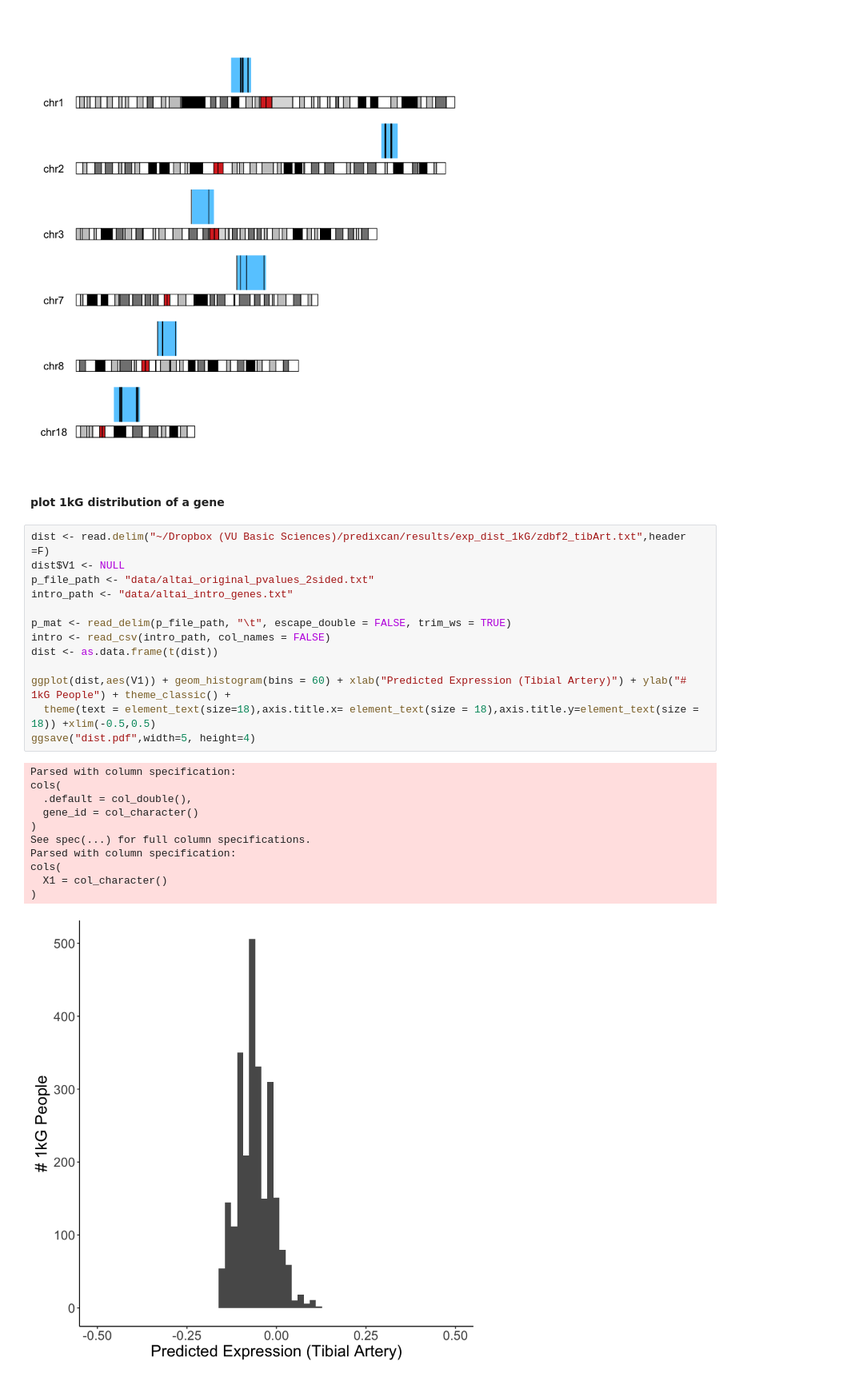
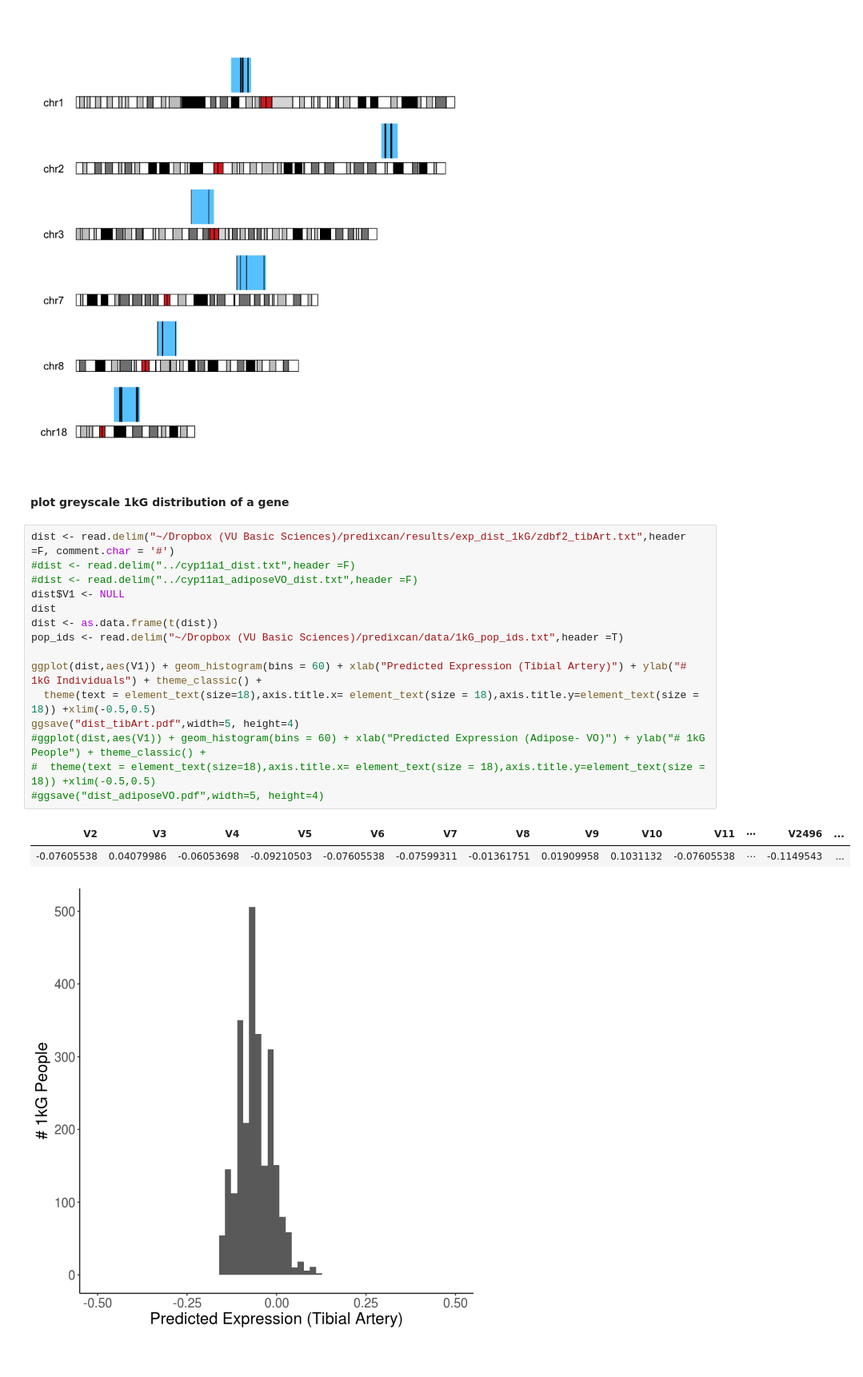
Before and after one commit to colbrall/neanderthal_predixcan_manuscript, a Jupyter notebook: scripts/neanderthal_predixcan_plots.ipynb, the cells around one changed output. Shown at 80% size. Drawn from its saved outputs; the diff is of its cells as text; blank space fills up the shorter version.

```diff
--- a/scripts/neanderthal_predixcan_plots.ipynb
+++ b/scripts/neanderthal_predixcan_plots.ipynb
@@ -636,29 +631,23 @@ pdf
   2
 [figure]
 # %% [markdown]
-#### plot 1kG distribution of a gene
+#### plot greyscale 1kG distribution of a gene
 # %%
-dist <- read.delim("~/Dropbox (VU Basic Sciences)/predixcan/results/exp_dist_1kG/zdbf2_tibArt.txt",header =F)
+dist <- read.delim("~/Dropbox (VU Basic Sciences)/predixcan/results/exp_dist_1kG/zdbf2_tibArt.txt",header =F, comment.char = '#')
+#dist <- read.delim("../cyp11a1_dist.txt",header =F)
+#dist <- read.delim("../cyp11a1_adiposeVO_dist.txt",header =F)
 dist$V1 <- NULL
-p_file_path <- "data/altai_original_pvalues_2sided.txt"
-intro_path <- "data/altai_intro_genes.txt"
+dist
+dist <- as.data.frame(t(dist))
+pop_ids <- read.delim("~/Dropbox (VU Basic Sciences)/predixcan/data/1kG_pop_ids.txt",header =T)
 
-p_mat <- read_delim(p_file_path, "\t", escape_double = FALSE, trim_ws = TRUE)
-intro <- read_csv(intro_path, col_names = FALSE)
-dist <- as.data.frame(t(dist))
-
-ggplot(dist,aes(V1)) + geom_histogram(bins = 60) + xlab("Predicted Expression (Tibial Artery)") + ylab("# 1kG People") + theme_classic() +
+ggplot(dist,aes(V1)) + geom_histogram(bins = 60) + xlab("Predicted Expression (Tibial Artery)") + ylab("# 1kG Individuals") + theme_classic() +
   theme(text = element_text(size=18),axis.title.x= element_text(size = 18),axis.title.y=element_text(size = 18)) +xlim(-0.5,0.5)
-ggsave("dist.pdf",width=5, height=4)
+ggsave("dist_tibArt.pdf",width=5, height=4)
+#ggplot(dist,aes(V1)) + geom_histogram(bins = 60) + xlab("Predicted Expression (Adipose- VO)") + ylab("# 1kG People") + theme_classic() +
+#  theme(text = element_text(size=18),axis.title.x= element_text(size = 18),axis.title.y=element_text(size = 18)) +xlim(-0.5,0.5)
+#ggsave("dist_adiposeVO.pdf",width=5, height=4)
 # %% [output]
-Parsed with column specification:
-cols(
-  .default = col_double(),
-  gene_id = col_character()
-)
-See spec(...) for full column specifications.
-Parsed with column specification:
-cols(
-  X1 = col_character()
-)
+| V2 | V3 | V4 | V5 | V6 | V7 | V8 | V9 | V10 | V11 | ⋯ | V2496 | ... |
+| -0.07605538 | 0.04079986 | -0.06053698 | -0.09210503 | -0.07605538 | -0.07599311 | -0.01361751 | 0.01909958 | 0.1031132 | -0.07605538 | ⋯ | -0.1149543 | ... |
 [figure]
```
Also changed, not shown: parts of 7 cells of this notebook, 2 other files.
